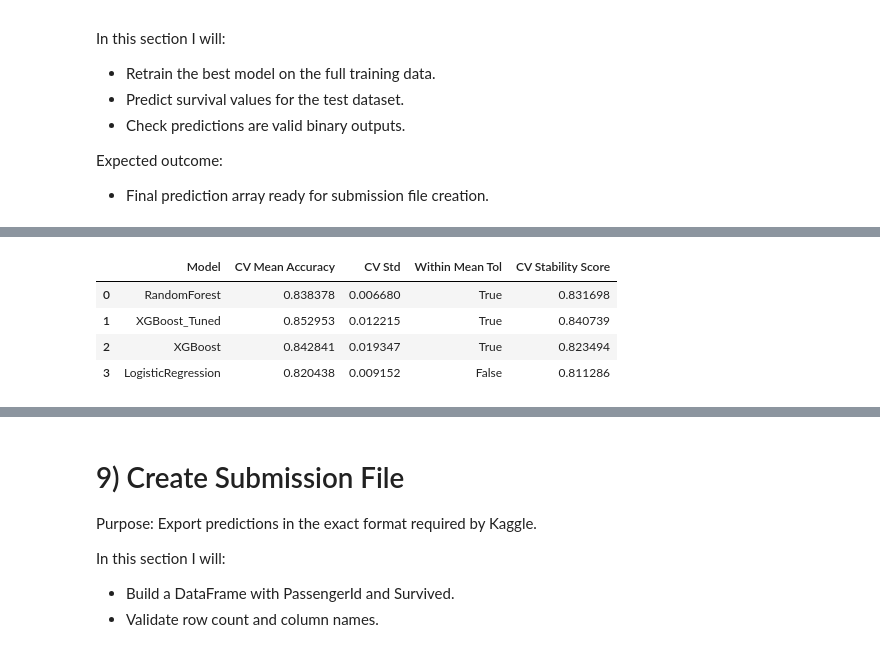
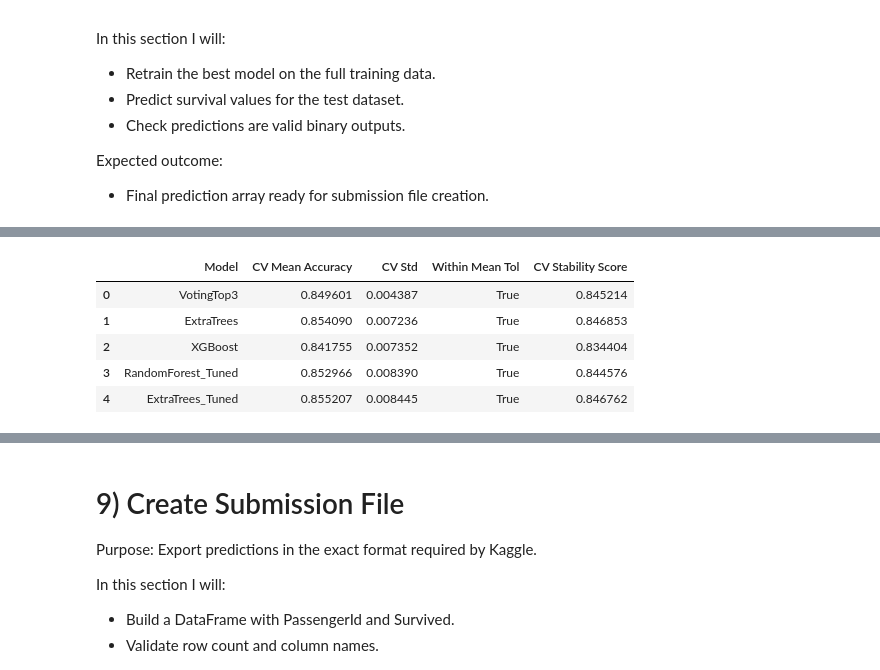
Before and after one commit to modalsaeed/kaggle_titanic, a Jupyter notebook: notebook/main.ipynb, the cells around one changed output, grey strips where cells are left out. Cells and saved outputs as stored; diff of their text form; code cells hidden in the pictures.

```diff
--- a/notebook/main.ipynb
+++ b/notebook/main.ipynb
@@ -930,21 +983,9 @@ xgb_grid_balanced = {
     "model__reg_lambda": [1, 2, 3, 5, 8],
 }
 
-xgb_grid_focused = {
-    "model__n_estimators": [250, 300, 350, 400],
-    "model__learning_rate": [0.06, 0.07, 0.08, 0.09, 0.10],
-    "model__max_depth": [5, 6, 7],
-    "model__min_child_weight": [1, 2, 3],
-    "model__subsample": [0.90, 0.95, 1.00],
-    "model__colsample_bytree": [0.70, 0.80, 0.90],
-    "model__gamma": [0.00, 0.02, 0.05, 0.10],
-    "model__reg_alpha": [0.00, 0.005, 0.01, 0.02, 0.05],
-    "model__reg_lambda": [6, 8, 10, 12],
-}
-
 xgb_search = RandomizedSearchCV(
     estimator=xgb_pipe,
-    param_distributions=xgb_grid_focused,
+    param_distributions=xgb_grid_balanced,
     n_iter=60,
     scoring="accuracy",
     cv=cv,
@@ -968,9 +1009,9 @@ print("Best tuned XGBoost params:")
 for k, v in xgb_search.best_params_.items():
     print(f"{k}: {v}")
 
-# Add tuned model into your existing comparison table so Section 8 can use it
+# Upsert tuned model into registry/table
 models["XGBoost_Tuned"] = xgb_search.best_estimator_.named_steps["model"]
-
+comparison_df = comparison_df[comparison_df["Model"] != "XGBoost_Tuned"].copy()
 comparison_df = pd.concat(
     [
         comparison_df,
@@ -997,6 +1038,6 @@ comparison_df = comparison_df.sort_values(
 display(comparison_df)
 
 best_model_name = comparison_df.loc[0, "Model"]
-print("Best model after tuning (mean+std rule):", best_model_name)
+print("Best model after XGBoost tuning (mean+std rule):", best_model_name)
 # %% [output]
 Fitting 5 folds for each of 60 candidates, totalling 300 fits
@@ -1035,16 +1306,19 @@ Expected outcome:
 # Final Training + Prediction
 
 import numpy as np
+from sklearn.ensemble import VotingClassifier
+from sklearn.model_selection import cross_validate
 from sklearn.pipeline import Pipeline
 
 # Optional manual override for model selection.
-# Set to model name (e.g., "RandomForest", "LogisticRegression", "XGBoost", "XGBoost_Tuned")
+# Set to a model name (e.g., "RandomForest", "ExtraTrees_Tuned", "XGBoost_Tuned", "VotingTop3")
 # or set to None to automatically pick best model by mean+std rule.
-MANUAL_MODEL_NAME = "XGBoost_Tuned"
+MANUAL_MODEL_NAME = "VotingTop3"
 
 available_models = list(models.keys())
 print("Available models:", available_models)
 
+# Recompute ranking by mean+std rule
 mean_tolerance = globals().get("MEAN_TOLERANCE", 0.015)
 comparison_df["CV Stability Score"] = comparison_df["CV Mean Accuracy"] - comparison_df["CV Std"]
 best_mean_cv = comparison_df["CV Mean Accuracy"].max()
@@ -1054,9 +1328,66 @@ comparison_df = comparison_df.sort_values(
     ascending=[False, True, False],
 ).reset_index(drop=True)
 
+# Build Voting ensemble from top 3 ranked models
+top3_model_names = comparison_df["Model"].head(3).tolist()
+print("Top 3 models for voting ensemble:", top3_model_names)
+
+top3_estimators = [(name, models[name]) for name in top3_model_names]
+supports_proba = all(hasattr(est, "predict_proba") for _, est in top3_estimators)
+voting_type = "soft" if supports_proba else "hard"
+
+models["VotingTop3"] = VotingClassifier(
+    estimators=top3_estimators,
+    voting=voting_type,
+)
+
+# CV-evaluate VotingTop3 and add it to comparison_df
+voting_pipe = Pipeline(
+    steps=[
+        ("preprocessor", preprocessor),
+        ("model", models["VotingTop3"]),
+    ]
+)
+voting_scores = cross_validate(
+    voting_pipe,
+    X,
+    y,
+    cv=cv,
+    scoring="accuracy",
+    return_train_score=False,
+)
+voting_mean = voting_scores["test_score"].mean()
+voting_std = voting_scores["test_score"].std()
+
+comparison_df = comparison_df[comparison_df["Model"] != "VotingTop3"].copy()
+comparison_df = pd.concat(
+    [
+        comparison_df,
+        pd.DataFrame(
+            [{
+                "Model": "VotingTop3",
+                "CV Mean Accuracy": voting_mean,
+                "CV Std": voting_std,
+            }]
+        ),
+    ],
+    ignore_index=True,
+)
+
+comparison_df["CV Stability Score"] = comparison_df["CV Mean Accuracy"] - comparison_df["CV Std"]
+best_mean_cv = comparison_df["CV Mean Accuracy"].max()
+comparison_df["Within Mean Tol"] = comparison_df["CV Mean Accuracy"] >= (best_mean_cv - mean_tolerance)
+comparison_df = comparison_df.sort_values(
+    by=["Within Mean Tol", "CV Std", "CV Mean Accuracy"],
+    ascending=[False, True, False],
+).reset_index(drop=True)
+
+print(f"VotingTop3 CV mean: {voting_mean:.6f}")
+print(f"VotingTop3 CV std : {voting_std:.6f}")
+
 if MANUAL_MODEL_NAME is not None:
     if MANUAL_MODEL_NAME not in models:
-        raise ValueError(f"MANUAL_MODEL_NAME='{MANUAL_MODEL_NAME}' not found in models: {available_models}")
+        raise ValueError(f"MANUAL_MODEL_NAME='{MANUAL_MODEL_NAME}' not found in models: {list(models.keys())}")
     selected_model_name = MANUAL_MODEL_NAME
     selection_source = "manual override"
 else:
@@ -1091,6 +1422,7 @@ test_pred = final_pipeline.predict(X_test_final)
 
 # Safety checks
 test_pred = np.asarray(test_pred).astype(int)
+print("Voting strategy:", voting_type)
 print("Prediction shape:", test_pred.shape)
 print("Unique predicted values:", np.unique(test_pred))
 print("Expected test rows:", X_test_final.shape[0])
@@ -1100,6 +1435,7 @@ Selected model: XGBoost_Tuned (manual override)
 Top models after mean+std ranking:
 |  | Model | CV Mean Accuracy | CV Std | Within Mean Tol | CV Stability Score |
-| 0 | RandomForest | 0.838378 | 0.006680 | True | 0.831698 |
-| 1 | XGBoost_Tuned | 0.852953 | 0.012215 | True | 0.840739 |
-| 2 | XGBoost | 0.842841 | 0.019347 | True | 0.823494 |
-| 3 | LogisticRegression | 0.820438 | 0.009152 | False | 0.811286 |
+| 0 | VotingTop3 | 0.849601 | 0.004387 | True | 0.845214 |
+| 1 | ExtraTrees | 0.854090 | 0.007236 | True | 0.846853 |
+| 2 | XGBoost | 0.841755 | 0.007352 | True | 0.834404 |
+| 3 | RandomForest_Tuned | 0.852966 | 0.008390 | True | 0.844576 |
+| 4 | ExtraTrees_Tuned | 0.855207 | 0.008445 | True | 0.846762 |
```
Also changed, not shown: parts of 13 cells of this notebook.
